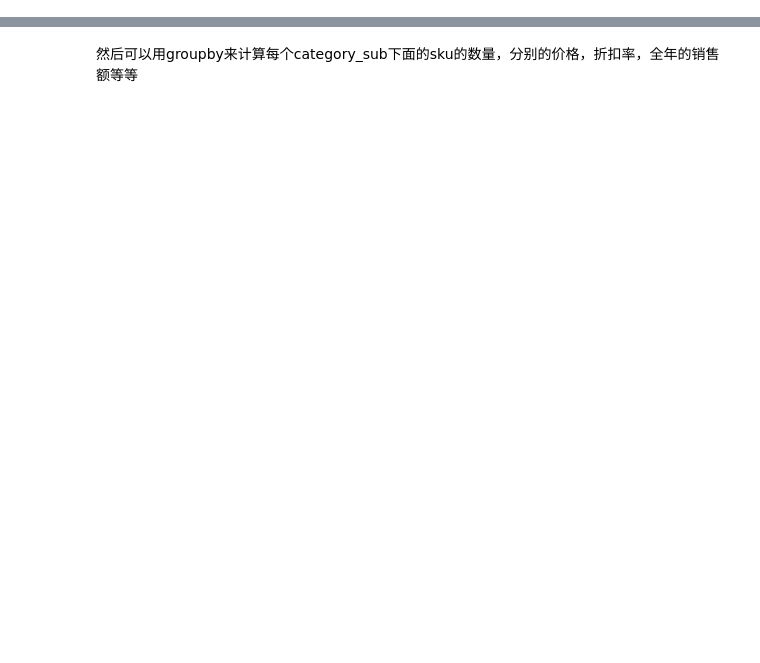
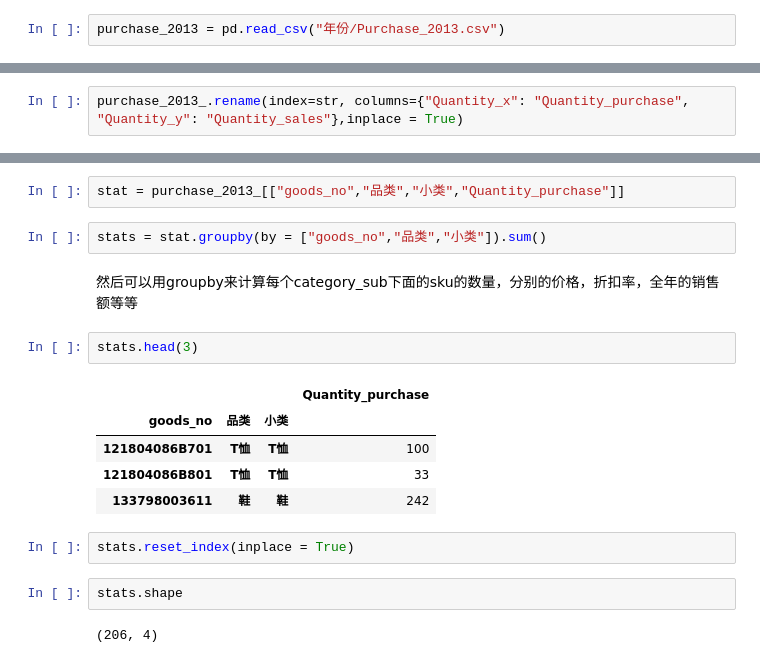
Before and after one commit to gix-fashion/Exploration, a Jupyter notebook: WriteUp.ipynb, the cells around one changed output, grey strips where cells are left out. Saved outputs shown, nothing was run; the diff lists cells and outputs as text; blank space fills up the shorter version.

```diff
--- a/WriteUp.ipynb
+++ b/WriteUp.ipynb
@@ -136,6 +141,8 @@ new_df["purchase_year"].value_counts()
 Name: purchase_year, dtype: int64
 # %%
 purchase_2013 = new_df[new_df["purchase_year"]==2013]
+# %%
+purchase_2013 = pd.read_csv("年份/Purchase_2013.csv")
 # %% [markdown]
 这里的折扣率就用2013年全年的折扣率（销售额/（销售数量×吊牌价））吧，虽然这样不严谨。
 # %%
@@ -196,0 +211,2 @@ purchase_2013_.head(3)
+# %%
+purchase_2013_.rename(index=str, columns={"Quantity_x": "Quantity_purchase", "Quantity_y": "Quantity_sales"},inplace = True)
@@ -197,4 +222,22 @@ purchase_2013_.head(3)
 # %%
 purchase_2013.to_csv("purchase_2013.csv", index =False)
+# %%
+stat = purchase_2013_[["goods_no","品类","小类","Quantity_purchase"]]
+# %%
+stats = stat.groupby(by = ["goods_no","品类","小类"]).sum()
 # %% [markdown]
 然后可以用groupby来计算每个category_sub下面的sku的数量，分别的价格，折扣率，全年的销售额等等
+# %%
+stats.head(3)
+# %% [output]
+|  |  |  | Quantity_purchase |
+| goods_no | 品类 | 小类 |  |
+| 121804086B701 | T恤 | T恤 | 100 |
+| 121804086B801 | T恤 | T恤 | 33 |
+| 133798003611 | 鞋 | 鞋 | 242 |
+# %%
+stats.reset_index(inplace = True)
+# %%
+stats.shape
+# %% [output]
+(206, 4)
```
Also changed, not shown: parts of 27 cells of this notebook.
